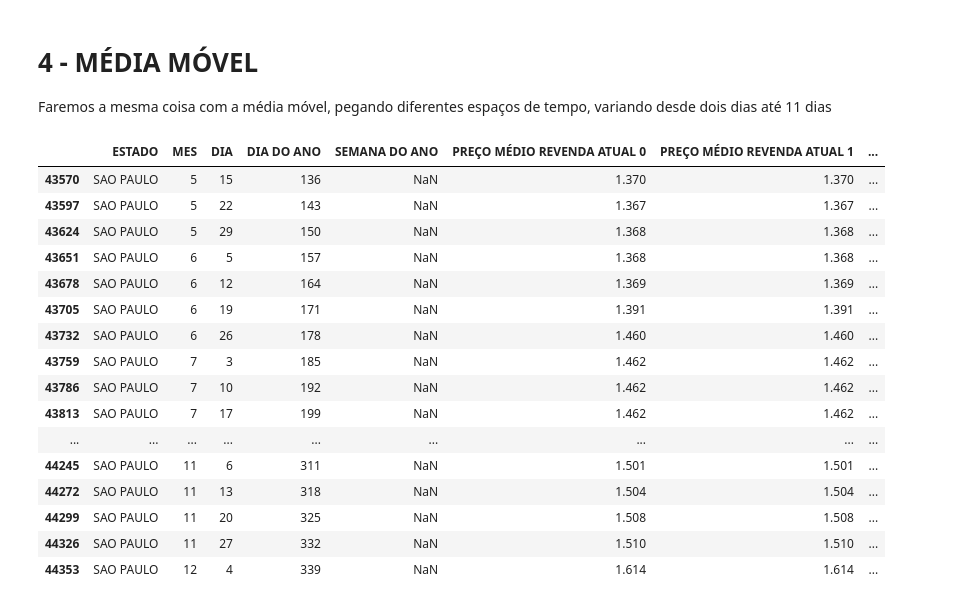
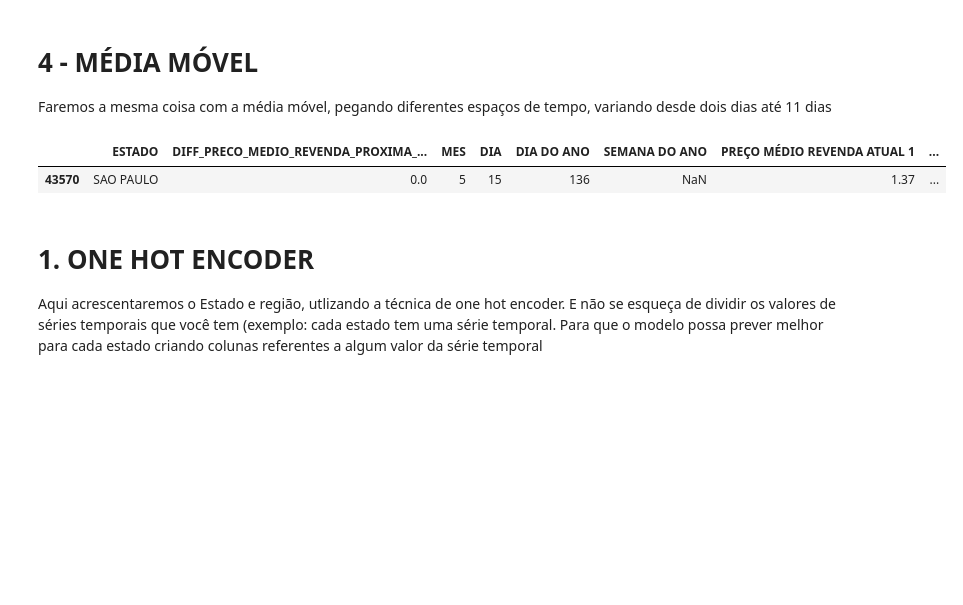
Before and after one commit to Breno-Valle/Gas_price_TimeSeries, a Jupyter notebook: gas_price.ipynb, the cells around one changed output. Drawn from its saved outputs; the diff is of its cells as text; code cells hidden in the pictures; blank space fills up the shorter version.

```diff
--- a/gas_price.ipynb
+++ b/gas_price.ipynb
@@ -309,6 +319,6 @@ Melhor variável: MES - Erro: 0.809213966655409
 # %%
-df_x_treino2 = pd.DataFrame(index=diesel_treino.index)
-df_x_valid2 = pd.DataFrame(index=diesel_valid.index)
+df_x_treino2 = pd.DataFrame(index=diesel_treino2.index)
+df_x_valid2 = pd.DataFrame(index=diesel_valid2.index)
 
 df_x_treino2['ESTADO'] = diesel_treino['ESTADO']
 df_x_valid2['ESTADO'] = diesel_valid['ESTADO']
@@ -314,0 +332,7 @@ df_x_valid2['ESTADO'] = diesel_valid['ESTADO']
+# %%
+def target_diff(x):
+    return x.diff().shift(-1)
+
+diesel_treino2['DIFF PREÇO MÉDIO REVENDA'] = diesel_treino2.groupby(['ESTADO'])['PREÇO MÉDIO REVENDA'].apply(target_diff)
+
+diesel_treino2.plot(x='DATA FINAL', y='DIFF PREÇO MÉDIO REVENDA')
@@ -315,14 +347,17 @@ df_x_valid2['ESTADO'] = diesel_valid['ESTADO']
+# %%
+df_x_treino2['DIFF_PRECO_MEDIO_REVENDA_PROXIMA_SEMANA'] = diesel_treino2.groupby(['ESTADO'])['PREÇO MÉDIO REVENDA'].apply(target_diff)
+df_x_valid2['DIFF_PRECO_MEDIO_REVENDA_PROXIMA_SEMANA'] = diesel_valid2.groupby(['ESTADO'])['PREÇO MÉDIO REVENDA'].apply(target_diff)
 # %% [markdown]
 # 1- variáveis sazonais
 Aqui, ao contrario do modeloanterior, vamos remover o dia da semana dos nosso dados,já que todos eles foram coletados no mesmo dia. DO mesmo modo iremos retirar o dia do ano, já que vimos no modelo anterior que ele esta causando overfiting na validação dos dados. Em contra partida, iremos adicionar uma nova variável ao datafram, que sera a semana do ano e ver se temo sum resultado melhor.
 # %%
-df_x_treino2['MES'] = diesel_treino['DATA FINAL'].dt.month
-df_x_treino2['DIA'] = diesel_treino['DATA FINAL'].dt.day
-df_x_treino2['DIA DO ANO'] = diesel_treino['DATA FINAL'].dt.dayofyear
-df_x_treino2['SEMANA DO ANO'] = diesel_treino['DATA FINAL'].dt.weekofyear
+df_x_treino2['MES'] = diesel_treino2['DATA FINAL'].dt.month
+df_x_treino2['DIA'] = diesel_treino2['DATA FINAL'].dt.day
+df_x_treino2['DIA DO ANO'] = diesel_treino2['DATA FINAL'].dt.dayofyear
+df_x_treino2['SEMANA DO ANO'] = diesel_treino2['DATA FINAL'].dt.weekofyear
 
-df_x_valid2['MES'] = diesel_valid['DATA FINAL'].dt.month
-df_x_valid2['DIA'] = diesel_valid['DATA FINAL'].dt.day
-df_x_valid2['DIA DO ANO'] = diesel_valid['DATA FINAL'].dt.dayofyear
-df_x_treino2['SEMANA DO ANO'] = diesel_valid['DATA FINAL'].dt.weekofyear
+df_x_valid2['MES'] = diesel_valid2['DATA FINAL'].dt.month
+df_x_valid2['DIA'] = diesel_valid2['DATA FINAL'].dt.day
+df_x_valid2['DIA DO ANO'] = diesel_valid2['DATA FINAL'].dt.dayofyear
+df_x_treino2['SEMANA DO ANO'] = diesel_valid2['DATA FINAL'].dt.weekofyear
 # %%
@@ -354,22 +389,11 @@ for c in range(2,12):
     df_x_treino2['MEDIA_MOVEL_PRECO_MEDIO_REVENDA_{}_SEMANAS'.format(c)] = diesel_treino.groupby(['ESTADO'])['PREÇO MÉDIO REVENDA'].rolling(c).mean().reset_index(level=0, drop=True)
     df_x_valid2['MEDIA_MOVEL_PRECO_MEDIO_REVENDA_{}_SEMANAS'.format(c)] = diesel_valid.groupby(['ESTADO'])['PREÇO MÉDIO REVENDA'].rolling(c).mean().reset_index(level=0, drop=True)
 # %%
-df_x_treino2[df_x_treino2['ESTADO'] == 'SAO PAULO'].head(30)
+df_x_treino2[df_x_treino2['ESTADO'] == 'SAO PAULO'].head(1)
 # %% [output]
-|  | ESTADO | MES | DIA | DIA DO ANO | SEMANA DO ANO | PREÇO MÉDIO REVENDA ATUAL 0 | PREÇO MÉDIO REVENDA ATUAL 1 | ... |
-| 43570 | SAO PAULO | 5 | 15 | 136 | NaN | 1.370 | 1.370 | ... |
-| 43597 | SAO PAULO | 5 | 22 | 143 | NaN | 1.367 | 1.367 | ... |
-| 43624 | SAO PAULO | 5 | 29 | 150 | NaN | 1.368 | 1.368 | ... |
-| 43651 | SAO PAULO | 6 | 5 | 157 | NaN | 1.368 | 1.368 | ... |
-| 43678 | SAO PAULO | 6 | 12 | 164 | NaN | 1.369 | 1.369 | ... |
-| 43705 | SAO PAULO | 6 | 19 | 171 | NaN | 1.391 | 1.391 | ... |
-| 43732 | SAO PAULO | 6 | 26 | 178 | NaN | 1.460 | 1.460 | ... |
-| 43759 | SAO PAULO | 7 | 3 | 185 | NaN | 1.462 | 1.462 | ... |
-| 43786 | SAO PAULO | 7 | 10 | 192 | NaN | 1.462 | 1.462 | ... |
-| 43813 | SAO PAULO | 7 | 17 | 199 | NaN | 1.462 | 1.462 | ... |
-| ... | ... | ... | ... | ... | ... | ... | ... | ... |
-| 44245 | SAO PAULO | 11 | 6 | 311 | NaN | 1.501 | 1.501 | ... |
-| 44272 | SAO PAULO | 11 | 13 | 318 | NaN | 1.504 | 1.504 | ... |
-| 44299 | SAO PAULO | 11 | 20 | 325 | NaN | 1.508 | 1.508 | ... |
-| 44326 | SAO PAULO | 11 | 27 | 332 | NaN | 1.510 | 1.510 | ... |
-| 44353 | SAO PAULO | 12 | 4 | 339 | NaN | 1.614 | 1.614 | ... |
+|  | ESTADO | DIFF_PRECO_MEDIO_REVENDA_PROXIMA_... | MES | DIA | DIA DO ANO | SEMANA DO ANO | PREÇO MÉDIO REVENDA ATUAL 1 | ... |
+| 43570 | SAO PAULO | 0.0 | 5 | 15 | 136 | NaN | 1.37 | ... |
+# %% [markdown]
+# 1. ONE HOT ENCODER
+
+Aqui acrescentaremos o Estado e região, utlizando a técnica de one hot encoder. E não se esqueça de dividir os valores de séries temporais que você tem (exemplo: cada estado tem uma série temporal. Para que o modelo possa prever melhor para cada estado criando colunas referentes a algum valor da série temporal
```
Also changed, not shown: parts of 12 cells of this notebook.
